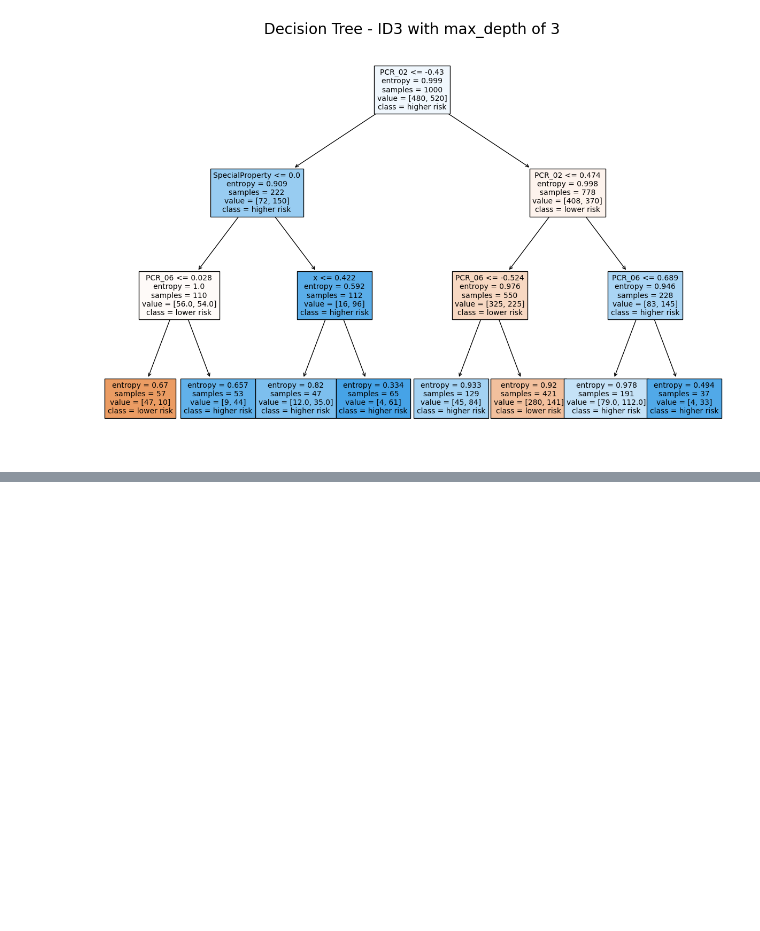
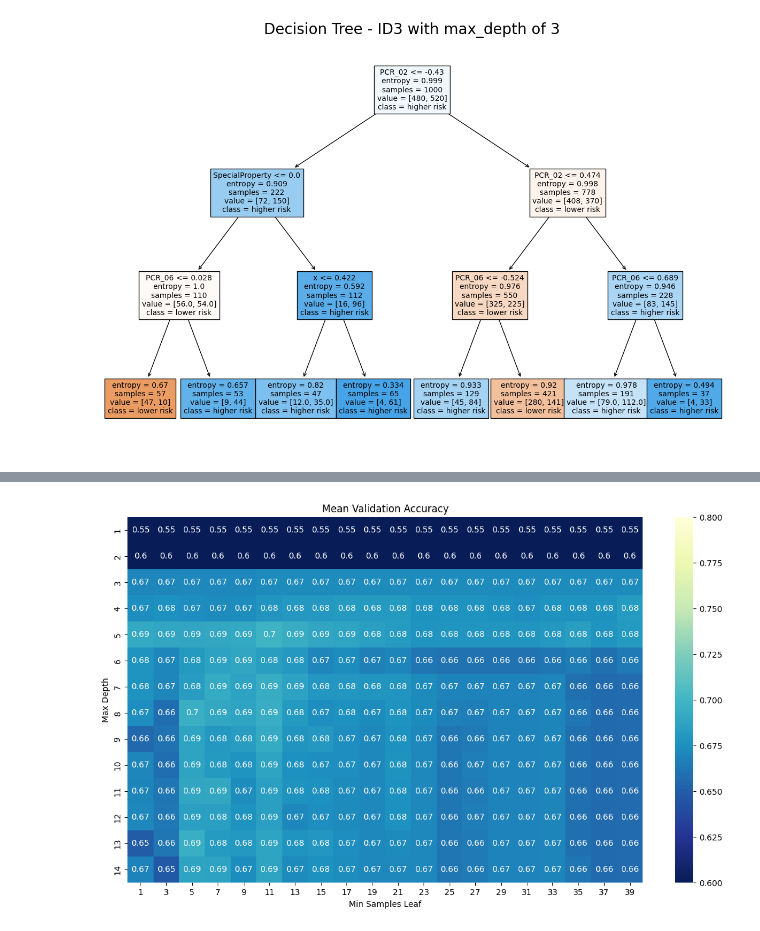
Before and after one commit to mayagel/mlhw2wet, a Jupyter notebook: Copy_of_Untitled1.ipynb, the cells around one changed output, grey strips where cells are left out. Saved outputs shown, nothing was run; the diff lists cells and outputs as text; code cells hidden in the pictures; blank space fills up the shorter version.

```diff
--- a/Copy_of_Untitled1.ipynb
+++ b/Copy_of_Untitled1.ipynb
@@ -326,0 +347,9 @@ Text(0.5, 1.0, 'Decision Tree - ID3 with max_depth of 3')
+# %%
+plt.figure(figsize=(14, 8))
+sns.heatmap(pd.DataFrame(grid.cv_results_).pivot(index='param_max_depth', columns='param_min_samples_leaf', values='mean_test_score'), annot=True, cmap='YlGnBu_r', vmin=0.6, vmax=0.8)
+plt.xlabel('Min Samples Leaf')
+plt.ylabel('Max Depth')
+plt.title('Mean Validation Accuracy')
+plt.show()
+# %% [output]
+[figure, added]
```
Also changed, not shown: parts of 1 cell of this notebook, 1 other file.
